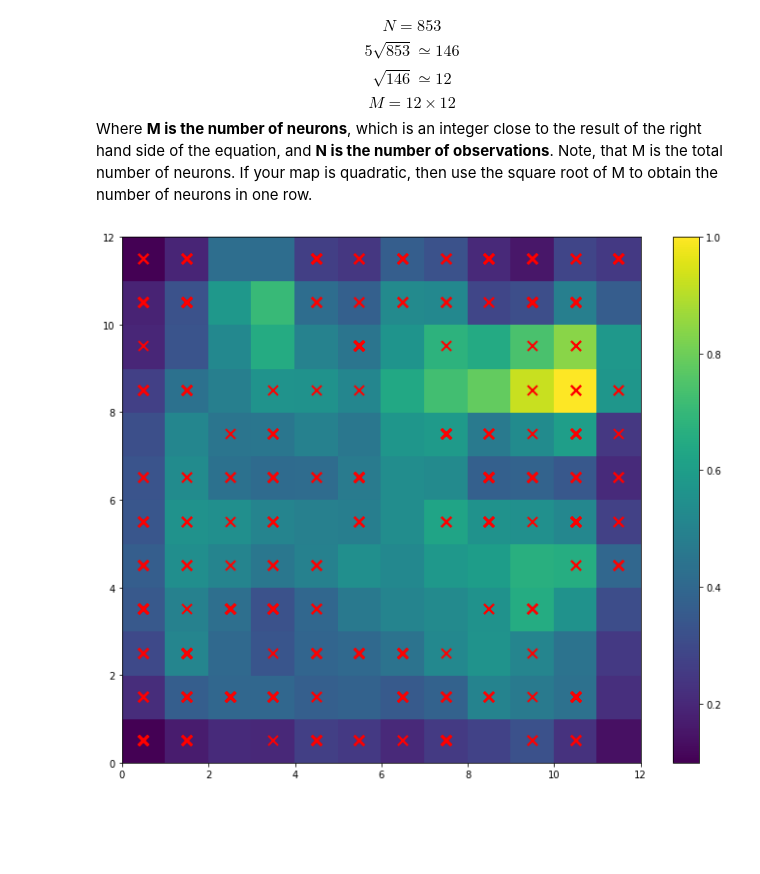
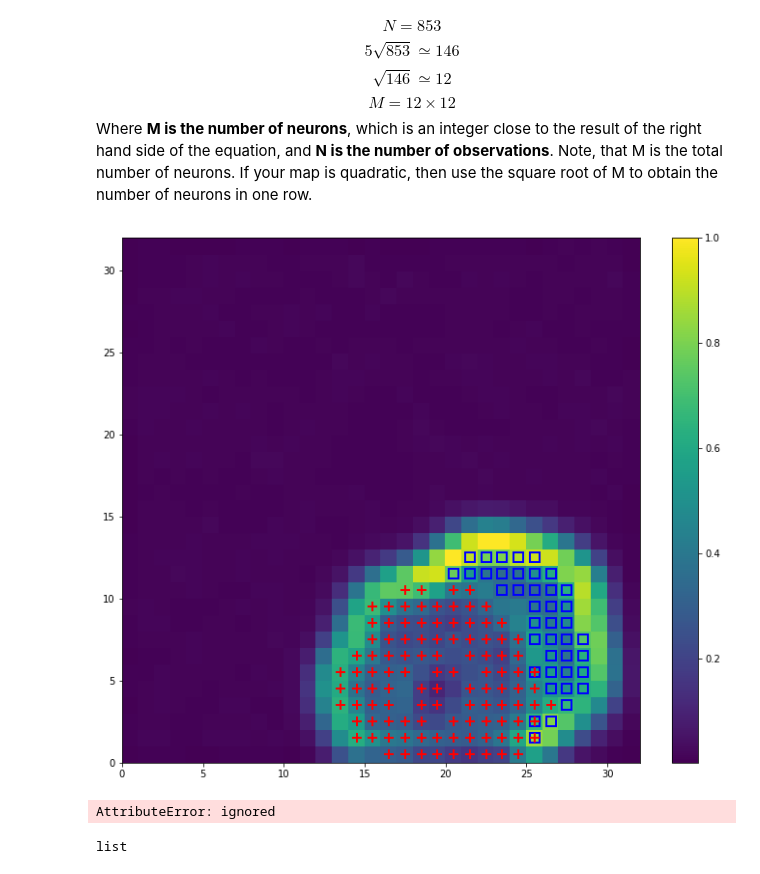
Before and after one commit to lsmanoel/database_tactilus, a Jupyter notebook: selfOrganizationMaps_IzacDataset.ipynb, the cells around one changed output. Cells and saved outputs as stored; diff of their text form; code cells hidden in the pictures; blank space fills up the shorter version.

```diff
--- a/selfOrganizationMaps_IzacDataset.ipynb
+++ b/selfOrganizationMaps_IzacDataset.ipynb
@@ -79,27 +150,44 @@ $$M=12\times12$$
 Where **M is the number of neurons**, which is an integer close to the result of the right hand side of the equation, and **N is the number of observations**.
 Note, that M is the total number of neurons. If your map is quadratic, then use the square root of M to obtain the number of neurons in one row.
 # %%
-SOM = MiniSom(x = 12, y = 12, input_len = 1024, random_seed = 0)
+SOM = MiniSom(x = 32, y = 32, input_len = 1024, random_seed = 0)
 
-SOM.random_weights_init(data_np)
-SOM.train_random(data = data_np, num_iteration = 300)
+SOM.random_weights_init(manu_asfalto_pd_list[-1])
+
+SOM.train_random(data = manu_asfalto_dict['np'][-1], num_iteration = 300)
+SOM.train_random(data = manu_paralelepipedo_dict['np'][-1], num_iteration = 300)
 
 pylab.figure(figsize=(12, 10))
 
 pcolor(SOM.distance_map().T)
 colorbar()
 
-markers = ['o', 'x']
-colors = ['b', 'r']
+for i, x in enumerate(manu_asfalto_dict['np'][-1]):
+    w = SOM.winner(x)
+    plot(w[0] + 0.5,
+        w[1] + 0.5,
+        manu_asfalto_dict['marker'],
+        markerfacecolor = 'None',
+        markersize =10,
+        markeredgecolor = manu_asfalto_dict['color'],
+        markeredgewidth = 2)
 
-for i, x in enumerate(data_np):
-  w = SOM.winner(x)
-  plot(w[0] + 0.5,
-       w[1] + 0.5,
-       markers[1],
-       markerfacecolor = 'None',
-       markersize =10,
-       markeredgecolor = colors[1],
-       markeredgewidth = 2)
+for i, x in enumerate(manu_paralelepipedo_dict['np'][-1]):
+    w = SOM.winner(x)
+    plot(w[0] + 0.5,
+        w[1] + 0.5,
+        manu_paralelepipedo_dict['marker'],
+        markerfacecolor = 'None',
+        markersize =10,
+        markeredgecolor = manu_paralelepipedo_dict['color'],
+        markeredgewidth = 2)
 # %% [output]
-[figure, old version]
+[figure, new version]
+# %%
+auto_asfalto_dict['np'].shape
+# %% [output]
+AttributeError: ignored
+# %%
+type(manu_asfalto_dict['np'])
+# %% [output]
+list
```
Also changed, not shown: parts of 12 cells of this notebook.
